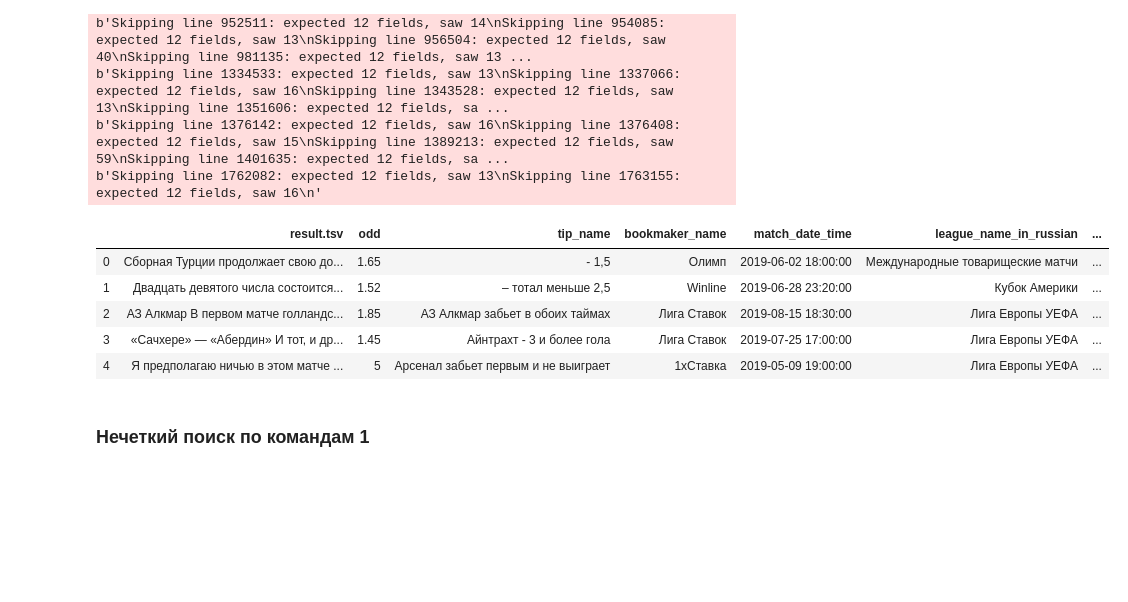
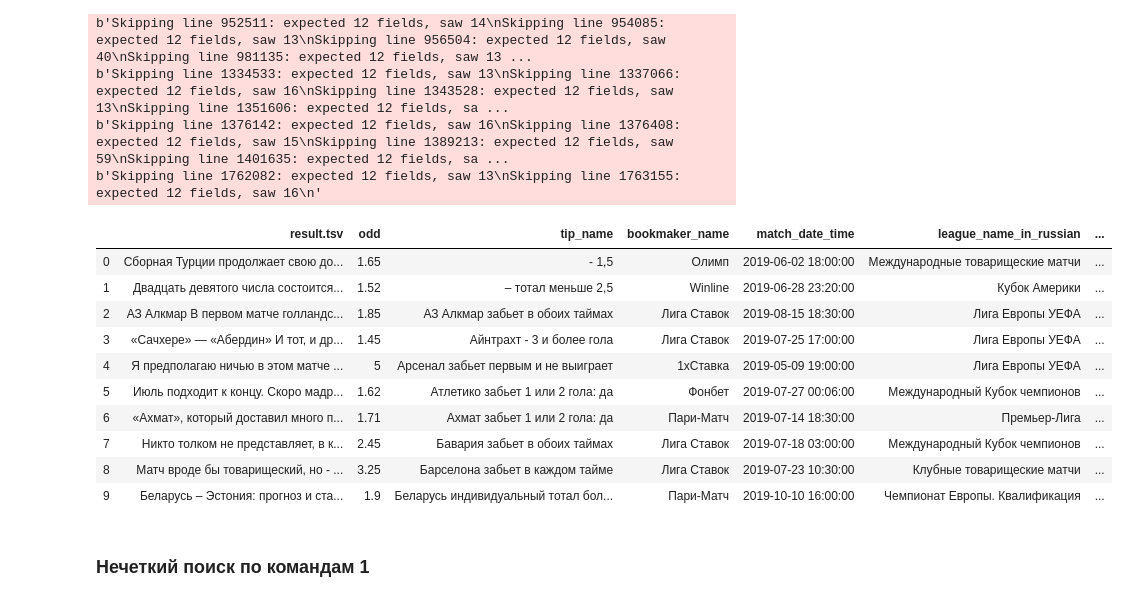
Before and after one commit to SPORTNERHSE/SPORTNER, a Jupyter notebook: fuzzysearch2.ipynb, the cells around one changed output. Drawn from its saved outputs; the diff is of its cells as text; code cells hidden in the pictures; blank space fills up the shorter version.

```diff
--- a/fuzzysearch2.ipynb
+++ b/fuzzysearch2.ipynb
@@ -27,11 +31,16 @@ df = df.drop_duplicates()
 # %%
 df = df.reset_index(drop=True)
 # %%
-df.head(5)
+df.head(10)
 # %% [output]
 |  | result.tsv | odd | tip_name | bookmaker_name | match_date_time | league_name_in_russian | ... |
 | 0 | Сборная Турции продолжает свою до... | 1.65 | - 1,5 | Олимп | 2019-06-02 18:00:00 | Международные товарищеские матчи | ... |
 | 1 | Двадцать девятого числа состоится... | 1.52 | – тотал меньше 2,5 | Winline | 2019-06-28 23:20:00 | Кубок Америки | ... |
 | 2 | АЗ Алкмар В первом матче голландс... | 1.85 | АЗ Алкмар забьет в обоих таймах | Лига Ставок | 2019-08-15 18:30:00 | Лига Европы УЕФА | ... |
 | 3 | «Сачхере» — «Абердин» И тот, и др... | 1.45 | Айнтрахт - 3 и более гола | Лига Ставок | 2019-07-25 17:00:00 | Лига Европы УЕФА | ... |
 | 4 | Я предполагаю ничью в этом матче ... | 5 | Арсенал забьет первым и не выиграет | 1xСтавка | 2019-05-09 19:00:00 | Лига Европы УЕФА | ... |
+| 5 | Июль подходит к концу. Скоро мадр... | 1.62 | Атлетико забьет 1 или 2 гола: да | Фонбет | 2019-07-27 00:06:00 | Международный Кубок чемпионов | ... |
+| 6 | «Ахмат», который доставил много п... | 1.71 | Ахмат забьет 1 или 2 гола: да | Пари-Матч | 2019-07-14 18:30:00 | Премьер-Лига | ... |
+| 7 | Никто толком не представляет, в к... | 2.45 | Бавария забьет в обоих таймах | Лига Ставок | 2019-07-18 03:00:00 | Международный Кубок чемпионов | ... |
+| 8 | Матч вроде бы товарищеский, но - ... | 3.25 | Барселона забьет в каждом тайме | Лига Ставок | 2019-07-23 10:30:00 | Клубные товарищеские матчи | ... |
+| 9 | Беларусь – Эстония: прогноз и ста... | 1.9 | Беларусь индивидуальный тотал бол... | Пари-Матч | 2019-10-10 16:00:00 | Чемпионат Европы. Квалификация | ... |
```
Also changed, not shown: parts of 28 cells of this notebook.
